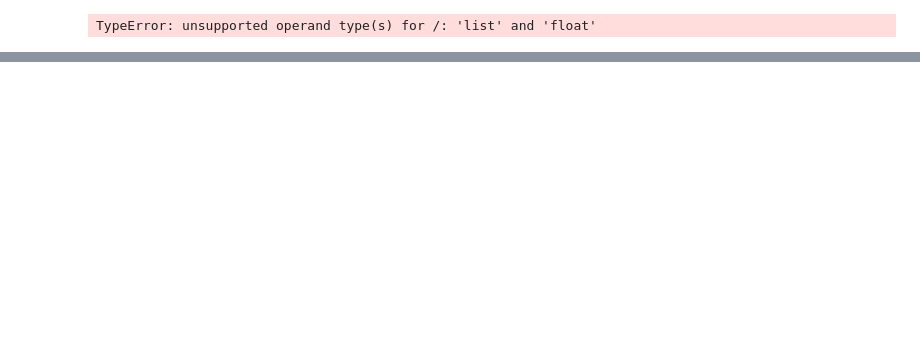
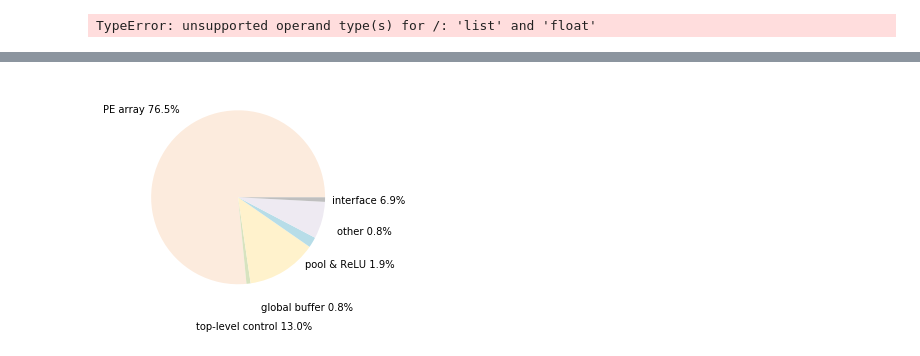
Before and after one commit to changchun-zhou/sagitta_fig, a Jupyter notebook: scripts/Voltage-Frequency-Scaling/Sagitta_Fig.ipynb, the cells around one changed output, grey strips where cells are left out. Saved outputs shown, nothing was run; the diff lists cells and outputs as text; code cells hidden in the pictures; blank space fills up the shorter version.

```diff
--- a/scripts/Voltage-Frequency-Scaling/Sagitta_Fig.ipynb
+++ b/scripts/Voltage-Frequency-Scaling/Sagitta_Fig.ipynb
@@ -600,0 +913,9 @@ TypeError: unsupported operand type(s) for /: 'list' and 'float'
+# %%
+
+
+
+
+plt.pie(area, labels=labels, labeldistance=1.5, pctdistance=1.5, colors=colors, textprops={'ha':'center'})
+plt.show()
+# %% [output]
+[figure, added]
```
Also changed, not shown: parts of 10 cells of this notebook.
